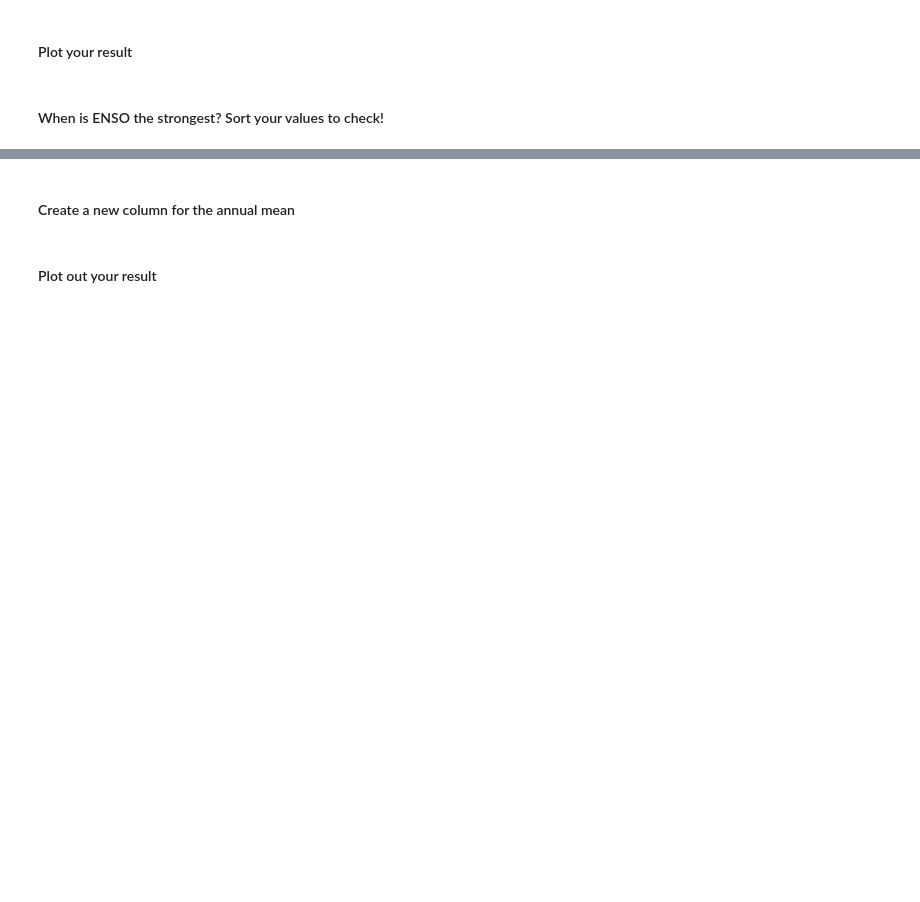
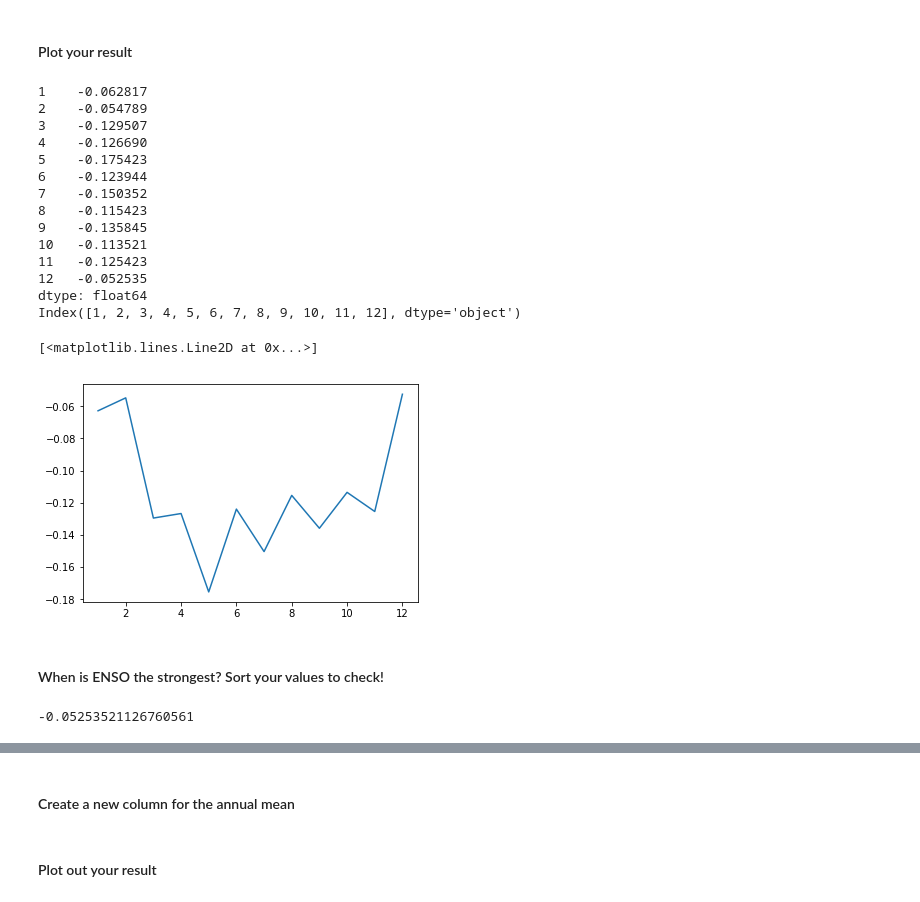
Before and after one commit to NatalieBaigo/BRIDGEUP_ClimateCoders, a Jupyter notebook: 200227_pandas_review/pandas_review_name.ipynb, the cells around one changed output, grey strips where cells are left out. Cells and saved outputs as stored; diff of their text form; code cells hidden in the pictures; blank space fills up the shorter version.

```diff
--- a/200227_pandas_review/pandas_review_name.ipynb
+++ b/200227_pandas_review/pandas_review_name.ipynb
@@ -80,3 +80,7 @@ dtype: float64
 Remember!
 1. "your data".mean(axis = **0**) - mean along the columns
 1. "your data".mean(axis = **1**) - mean along the rows
+# %%
+#we made a new copy of our dataset but this time the year isnt considered as a column but more as a title
+data= data.set_index("Year")
+data
@@ -82,0 +107,4 @@ Remember!
+# %%
+#here we found the monthly average for our data
+avg= data.mean(axis=0)
+avg
@@ -83,4 +125,32 @@ Remember!
 # %% [markdown]
 #### Plot your result
+# %%
+month= data.columns
+print(avg)
+print(month)
+data.index
+plt.plot(month,avg)
+# %% [output]
+1    -0.062817
+2    -0.054789
+3    -0.129507
+4    -0.126690
+5    -0.175423
+6    -0.123944
+7    -0.150352
+8    -0.115423
+9    -0.135845
+10   -0.113521
+11   -0.125423
+12   -0.052535
+dtype: float64
+Index([1, 2, 3, 4, 5, 6, 7, 8, 9, 10, 11, 12], dtype='object')
+[<matplotlib.lines.Line2D at 0x...>]
+[figure, added]
 # %% [markdown]
 #### When is ENSO the strongest? Sort your values to check!
+# %%
+avgmax= avg.max()
+print(avgmax)
+# %% [output]
+-0.05253521126760561
```
Also changed, not shown: parts of 3 cells of this notebook, 1 other file.
